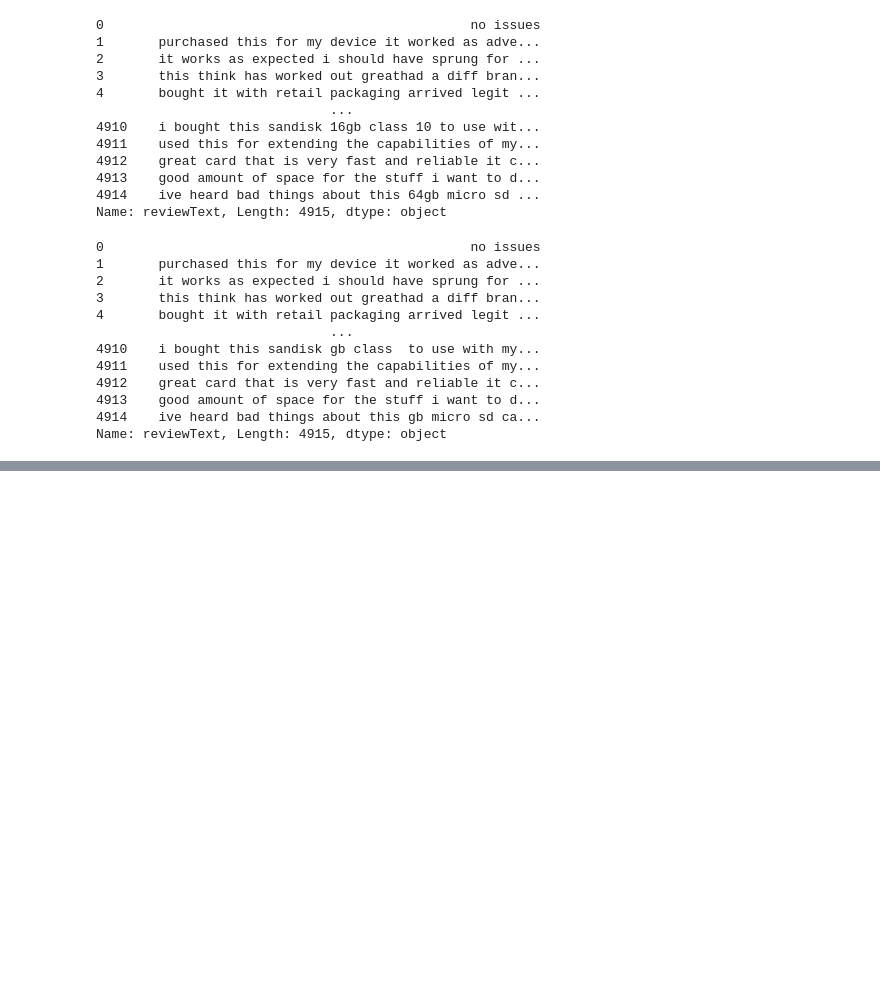
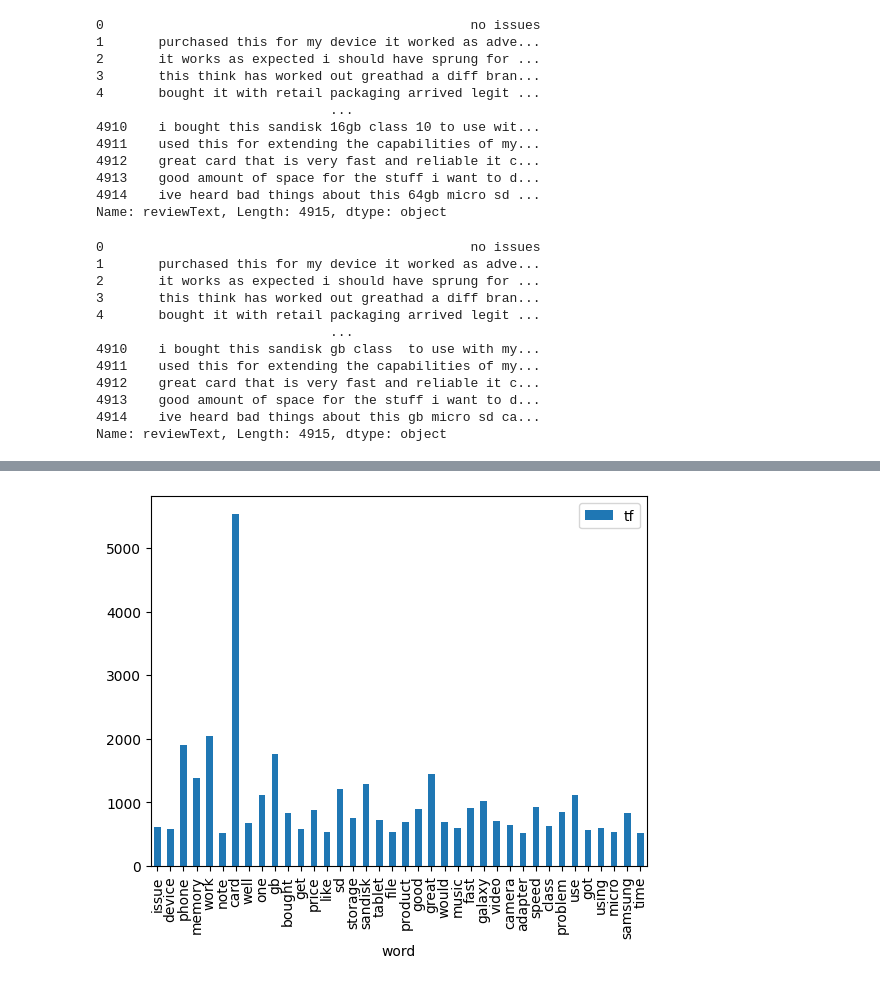
Before and after one commit to MetehanKul/NLP_Miuul, a Jupyter notebook: NLP_Preject.ipynb, the cells around one changed output, grey strips where cells are left out. Drawn from its saved outputs; the diff is of its cells as text; code cells hidden in the pictures; blank space fills up the shorter version.

Commit message:
Text Visualization

```diff
--- a/NLP_Preject.ipynb
+++ b/NLP_Preject.ipynb
@@ -111,0 +133,7 @@ df['reviewText'] = df['reviewText'].apply(lambda x: " ".join([Word(word).lemmati
+# %%
+## Barplot
+
+tf[tf["tf"] > 500].plot.bar(x = "word" , y = "tf" )
+plt.show()
+# %% [output]
+[figure, added]
```
Also changed, not shown: parts of 4 cells of this notebook.
